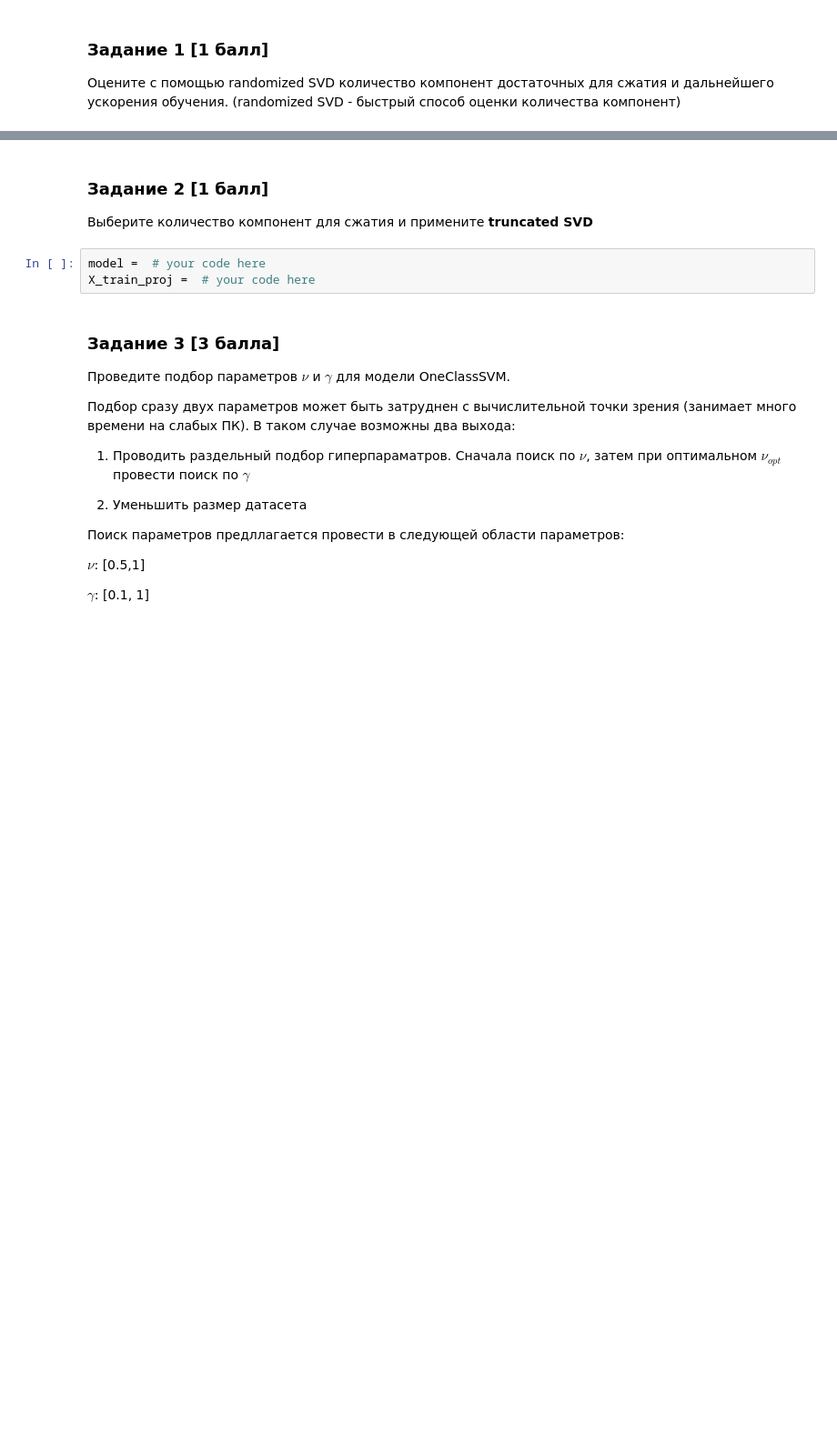
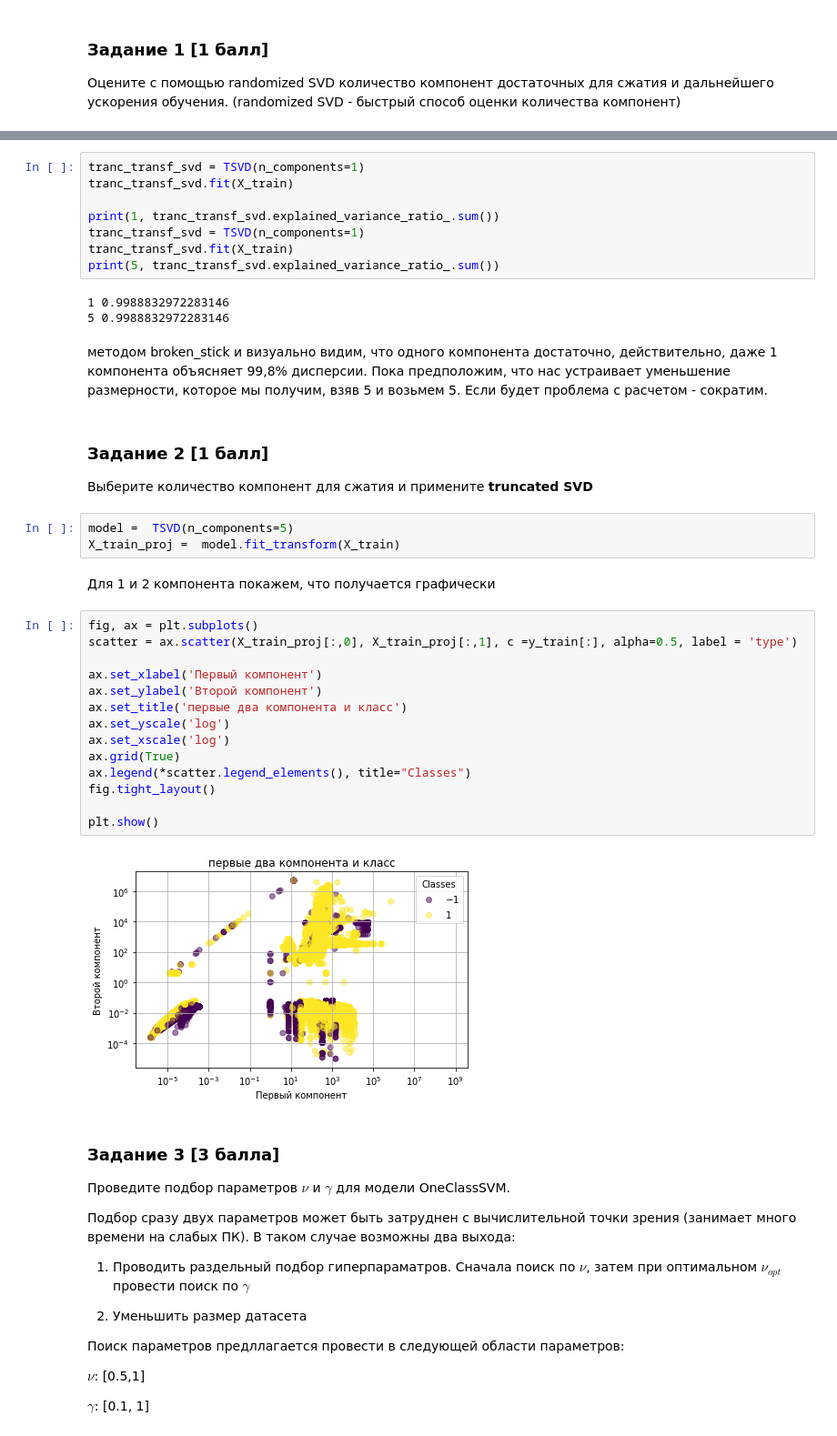
Before and after one commit to ksetdekov/ml_dpo_2021, a Jupyter notebook: hw/hw6/hw06.ipynb, the cells around one changed output, grey strips where cells are left out. Shown at 91% size. Saved outputs shown, nothing was run; the diff lists cells and outputs as text; blank space fills up the shorter version.

```diff
--- a/hw/hw6/hw06.ipynb
+++ b/hw/hw6/hw06.ipynb
@@ -470,10 +474,41 @@ plt.plot(Sigma);
+# %%
+tranc_transf_svd = TSVD(n_components=1)
+tranc_transf_svd.fit(X_train)
+
+print(1, tranc_transf_svd.explained_variance_ratio_.sum())
+tranc_transf_svd = TSVD(n_components=1)
+tranc_transf_svd.fit(X_train)
+print(5, tranc_transf_svd.explained_variance_ratio_.sum())
+# %% [output]
+1 0.9988832972283146
+5 0.9988832972283146
+# %% [markdown]
+методом broken_stick и визуально видим, что одного компонента достаточно, действительно, даже 1 компонента объясняет 99,8% дисперсии. Пока предположим, что нас устраивает уменьшение размерности, которое мы получим, взяв 5 и возьмем 5. Если будет проблема с расчетом - сократим.
 # %% [markdown]
 ### Задание 2 [1 балл] <a id="task2_2"></a>
 
 Выберите количество компонент для сжатия и примените **truncated SVD**
-# %%
-model =  # your code here
-X_train_proj =  # your code here
+# %%
+model =  TSVD(n_components=5)
+X_train_proj =  model.fit_transform(X_train)
+# %% [markdown]
+Для 1 и 2 компонента покажем, что получается графически
+# %%
+fig, ax = plt.subplots()
+scatter = ax.scatter(X_train_proj[:,0], X_train_proj[:,1], c =y_train[:], alpha=0.5, label = 'type')
+
+ax.set_xlabel('Первый компонент')
+ax.set_ylabel('Второй компонент')
+ax.set_title('первые два компонента и класс')
+ax.set_yscale('log')
+ax.set_xscale('log')
+ax.grid(True)
+ax.legend(*scatter.legend_elements(), title="Classes")
+fig.tight_layout()
+
+plt.show()
+# %% [output]
+[figure, added]
 # %% [markdown]
 ### Задание 3 [3 балла] <a id="task2_3"></a>
 
```
Also changed, not shown: parts of 17 cells of this notebook, 1 other file.
